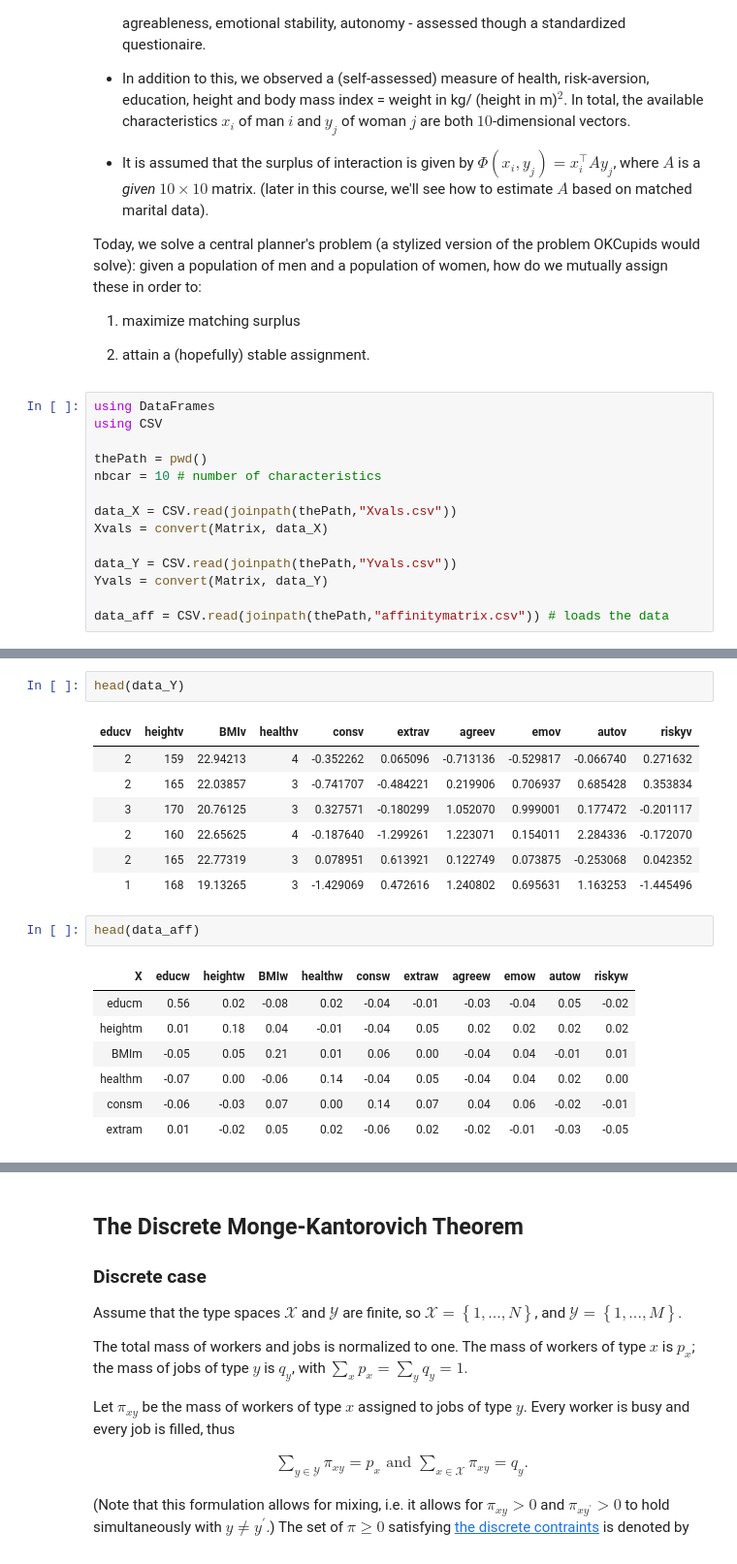
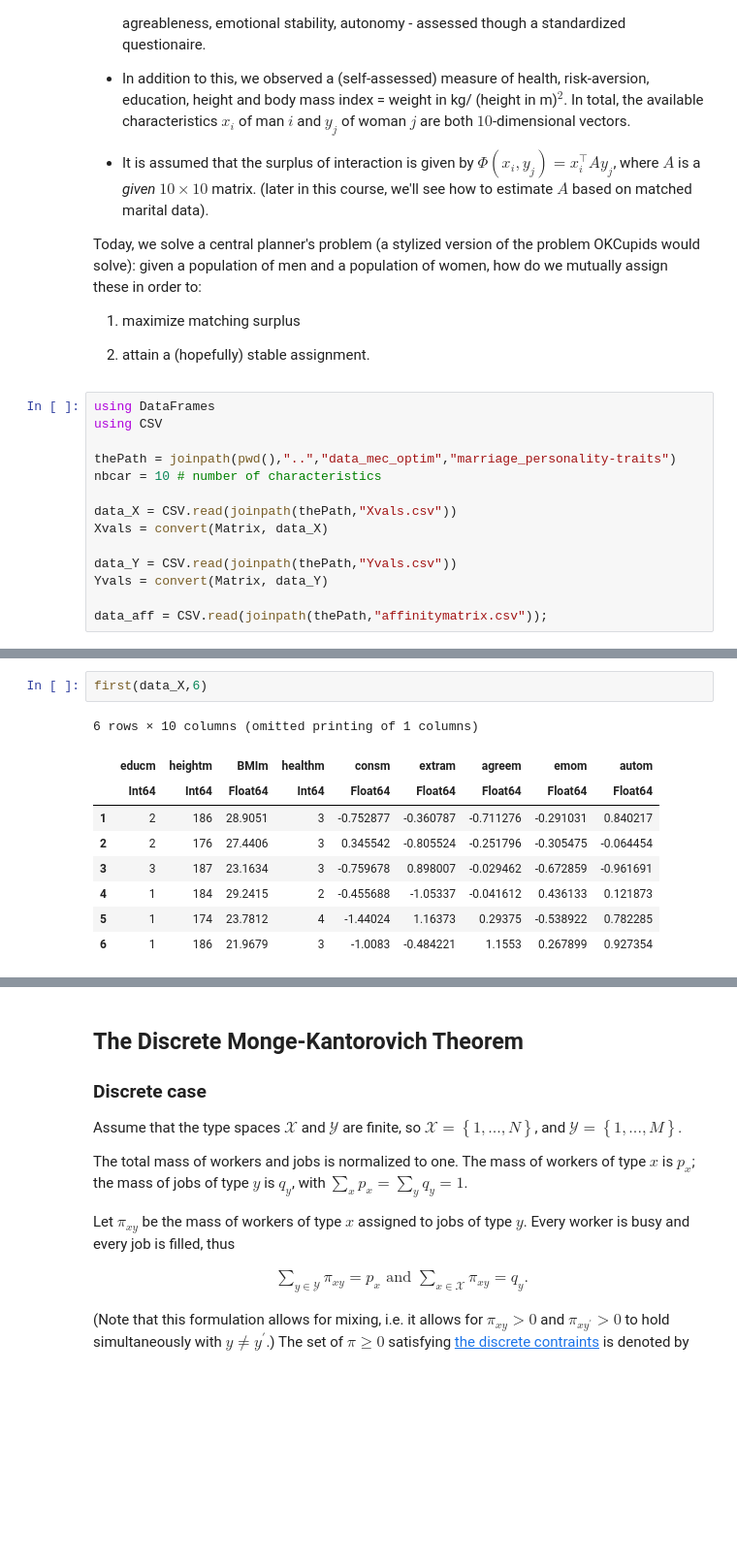
Before and after one commit to floswald/mec_optim_2019-06, a Jupyter notebook: slides_ipynb_mec_optim/B04-julia.ipynb, the cells around one changed output, grey strips where cells are left out. Shown: that part at 97% size. Drawn from its saved outputs; the diff is of its cells as text; blank space fills up the shorter version.

```diff
--- a/slides_ipynb_mec_optim/B04-julia.ipynb
+++ b/slides_ipynb_mec_optim/B04-julia.ipynb
@@ -74,7 +74,7 @@ Today, we solve a central planner's problem (a stylized version of the problem O
 using DataFrames
 using CSV
 
-thePath = pwd()
+thePath = joinpath(pwd(),"..","data_mec_optim","marriage_personality-traits")
 nbcar = 10 # number of characteristics
 
 data_X = CSV.read(joinpath(thePath,"Xvals.csv"))
@@ -83,4 +83,4 @@ Xvals = convert(Matrix, data_X)
 data_Y = CSV.read(joinpath(thePath,"Yvals.csv"))
 Yvals = convert(Matrix, data_Y)
 
-data_aff = CSV.read(joinpath(thePath,"affinitymatrix.csv")) # loads the data
+data_aff = CSV.read(joinpath(thePath,"affinitymatrix.csv"));
@@ -116,20 +87,12 @@ head(data_X)
-# %%
-head(data_Y)
-# %% [output]
-| educv | heightv | BMIv | healthv | consv | extrav | agreev | emov | autov | riskyv |
-| 2 | 159 | 22.94213 | 4 | -0.352262 | 0.065096 | -0.713136 | -0.529817 | -0.066740 | 0.271632 |
-| 2 | 165 | 22.03857 | 3 | -0.741707 | -0.484221 | 0.219906 | 0.706937 | 0.685428 | 0.353834 |
-| 3 | 170 | 20.76125 | 3 | 0.327571 | -0.180299 | 1.052070 | 0.999001 | 0.177472 | -0.201117 |
-| 2 | 160 | 22.65625 | 4 | -0.187640 | -1.299261 | 1.223071 | 0.154011 | 2.284336 | -0.172070 |
-| 2 | 165 | 22.77319 | 3 | 0.078951 | 0.613921 | 0.122749 | 0.073875 | -0.253068 | 0.042352 |
-| 1 | 168 | 19.13265 | 3 | -1.429069 | 0.472616 | 1.240802 | 0.695631 | 1.163253 | -1.445496 |
-# %%
-head(data_aff)
-# %% [output]
-| X | educw | heightw | BMIw | healthw | consw | extraw | agreew | emow | autow | riskyw |
-| educm | 0.56 | 0.02 | -0.08 | 0.02 | -0.04 | -0.01 | -0.03 | -0.04 | 0.05 | -0.02 |
-| heightm | 0.01 | 0.18 | 0.04 | -0.01 | -0.04 | 0.05 | 0.02 | 0.02 | 0.02 | 0.02 |
-| BMIm | -0.05 | 0.05 | 0.21 | 0.01 | 0.06 | 0.00 | -0.04 | 0.04 | -0.01 | 0.01 |
-| healthm | -0.07 | 0.00 | -0.06 | 0.14 | -0.04 | 0.05 | -0.04 | 0.04 | 0.02 | 0.00 |
-| consm | -0.06 | -0.03 | 0.07 | 0.00 | 0.14 | 0.07 | 0.04 | 0.06 | -0.02 | -0.01 |
-| extram | 0.01 | -0.02 | 0.05 | 0.02 | -0.06 | 0.02 | -0.02 | -0.01 | -0.03 | -0.05 |
+# %%
+first(data_X,6)
+# %% [output]
+6 rows × 10 columns (omitted printing of 1 columns)
+|  | educm | heightm | BMIm | healthm | consm | extram | agreem | emom | autom |
+|  | Int64 | Int64 | Float64 | Int64 | Float64 | Float64 | Float64 | Float64 | Float64 |
+| 1 | 2 | 186 | 28.9051 | 3 | -0.752877 | -0.360787 | -0.711276 | -0.291031 | 0.840217 |
+| 2 | 2 | 176 | 27.4406 | 3 | 0.345542 | -0.805524 | -0.251796 | -0.305475 | -0.064454 |
+| 3 | 3 | 187 | 23.1634 | 3 | -0.759678 | 0.898007 | -0.029462 | -0.672859 | -0.961691 |
+| 4 | 1 | 184 | 29.2415 | 2 | -0.455688 | -1.05337 | -0.041612 | 0.436133 | 0.121873 |
+| 5 | 1 | 174 | 23.7812 | 4 | -1.44024 | 1.16373 | 0.29375 | -0.538922 | 0.782285 |
+| 6 | 1 | 186 | 21.9679 | 3 | -1.0083 | -0.484221 | 1.1553 | 0.267899 | 0.927354 |
```
Also changed, not shown: parts of 7 cells of this notebook.
